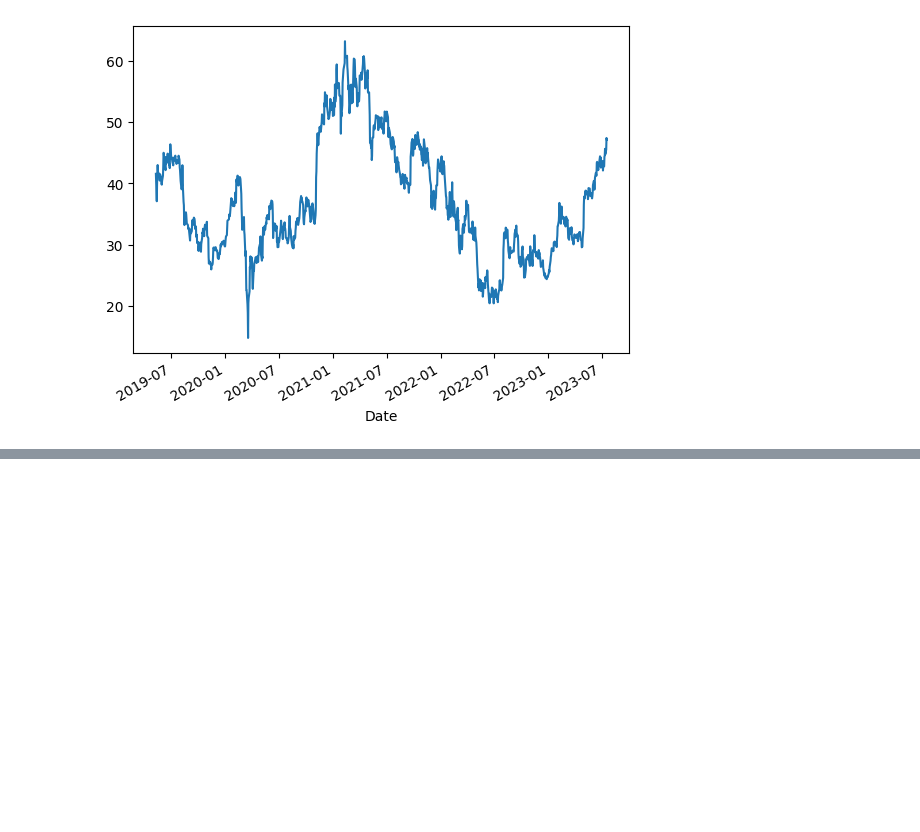
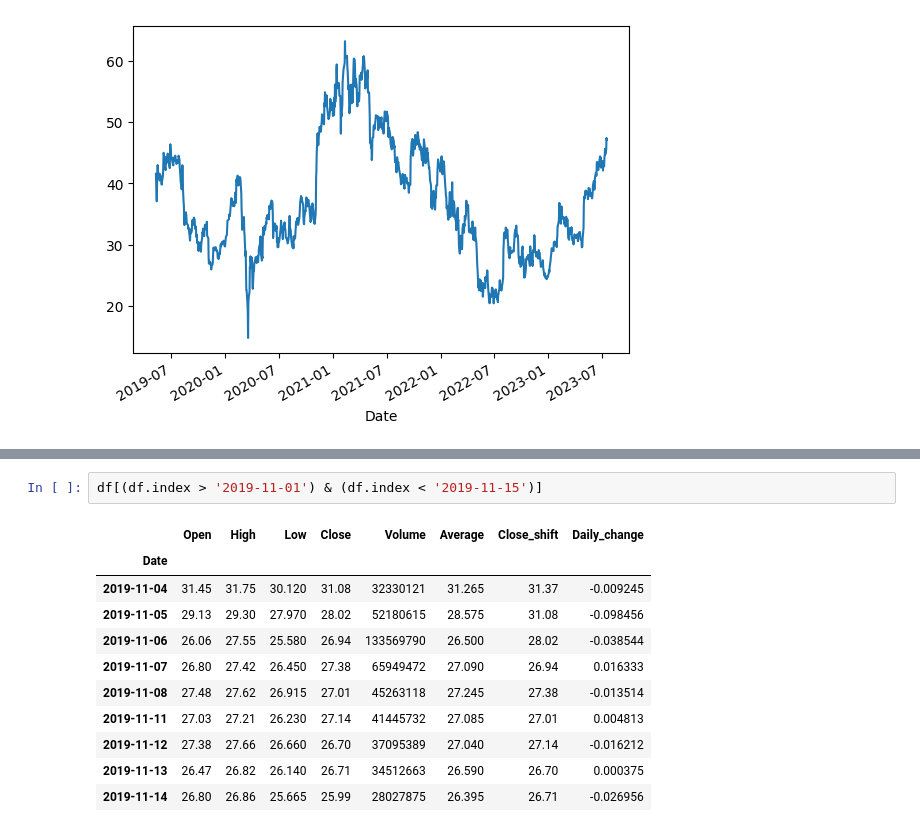
Before and after one commit to mszczepan/data-science-bootcamp, a Jupyter notebook: 02_Pandas/02_dane_gieldowe.ipynb, the cells around one changed output, grey strips where cells are left out. Saved outputs shown, nothing was run; the diff lists cells and outputs as text; blank space fills up the shorter version.

```diff
--- a/02_Pandas/02_dane_gieldowe.ipynb
+++ b/02_Pandas/02_dane_gieldowe.ipynb
@@ -361,0 +439,14 @@ df.Close.plot()
+# %%
+df[(df.index > '2019-11-01') & (df.index < '2019-11-15')]
+# %% [output]
+|  | Open | High | Low | Close | Volume | Average | Close_shift | Daily_change |
+| Date |  |  |  |  |  |  |  |  |
+| 2019-11-04 | 31.45 | 31.75 | 30.120 | 31.08 | 32330121 | 31.265 | 31.37 | -0.009245 |
+| 2019-11-05 | 29.13 | 29.30 | 27.970 | 28.02 | 52180615 | 28.575 | 31.08 | -0.098456 |
+| 2019-11-06 | 26.06 | 27.55 | 25.580 | 26.94 | 133569790 | 26.500 | 28.02 | -0.038544 |
+| 2019-11-07 | 26.80 | 27.42 | 26.450 | 27.38 | 65949472 | 27.090 | 26.94 | 0.016333 |
+| 2019-11-08 | 27.48 | 27.62 | 26.915 | 27.01 | 45263118 | 27.245 | 27.38 | -0.013514 |
+| 2019-11-11 | 27.03 | 27.21 | 26.230 | 27.14 | 41445732 | 27.085 | 27.01 | 0.004813 |
+| 2019-11-12 | 27.38 | 27.66 | 26.660 | 26.70 | 37095389 | 27.040 | 27.14 | -0.016212 |
+| 2019-11-13 | 26.47 | 26.82 | 26.140 | 26.71 | 34512663 | 26.590 | 26.70 | 0.000375 |
+| 2019-11-14 | 26.80 | 26.86 | 25.665 | 25.99 | 28027875 | 26.395 | 26.71 | -0.026956 |
```
Also changed, not shown: parts of 8 cells of this notebook.
